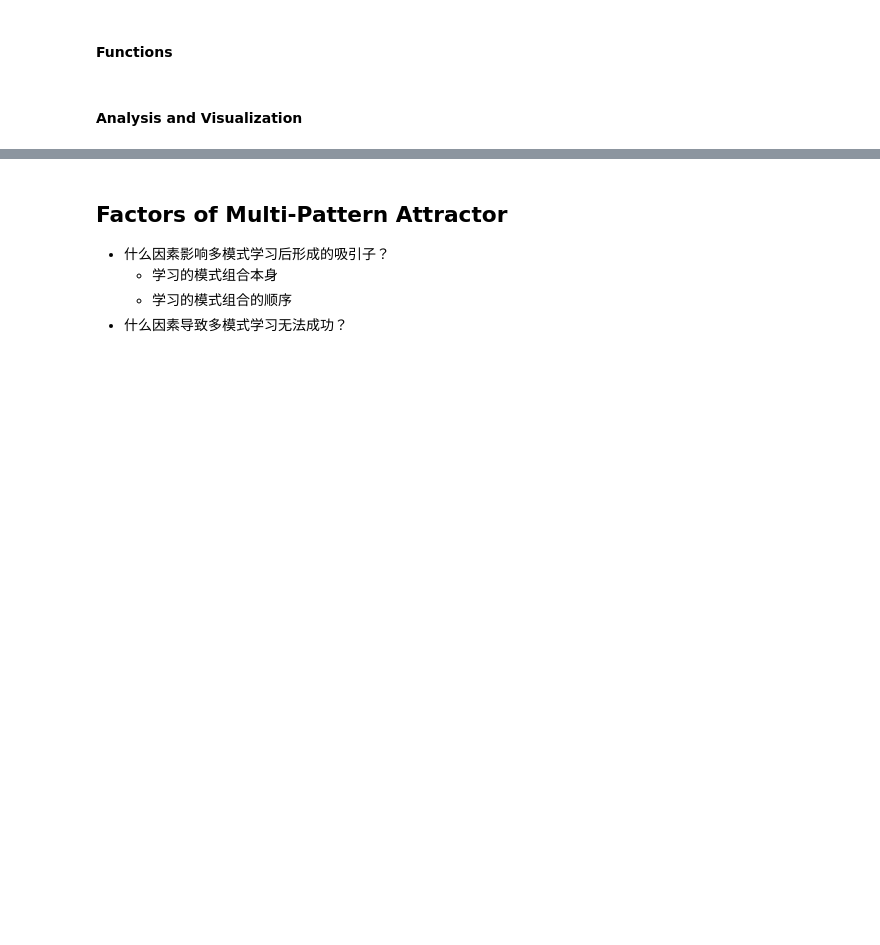
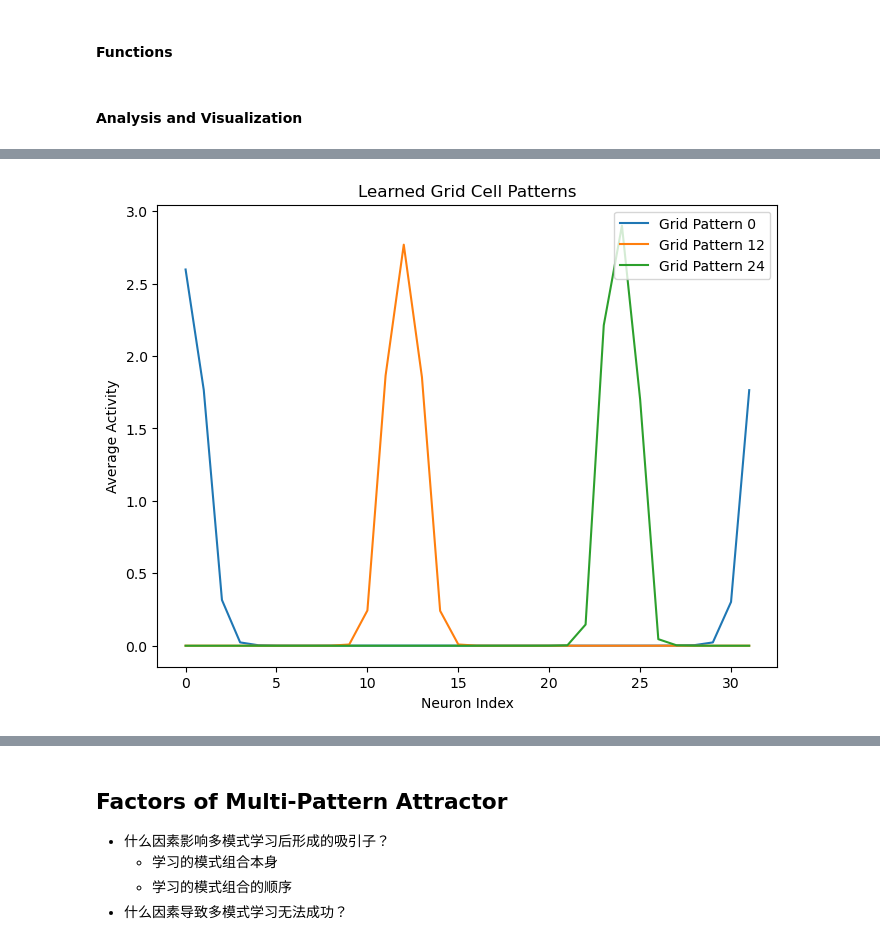
Before and after one commit to navbrainlab/VH-inspired-Reasoning-Model, a Jupyter notebook: Place-Grid-Loop/grid-place_Mul-P-learning.ipynb, the cells around one changed output, grey strips where cells are left out. Drawn from its saved outputs; the diff is of its cells as text; code cells hidden in the pictures; blank space fills up the shorter version.

```diff
--- a/Place-Grid-Loop/grid-place_Mul-P-learning.ipynb
+++ b/Place-Grid-Loop/grid-place_Mul-P-learning.ipynb
@@ -491,3 +144,0 @@ def cosine_similarity(v1, v2):
-# %%
-grid_org = np.mean(r_all[:2*N,-1].reshape(2,N), axis=0)
-p_org = r_place[:, -1]
@@ -1886,0 +1776,12 @@ plt.show()
+# %%
+plt.figure(figsize=(8,6))
+# plot grid patterns
+for g_id in g_indexes:
+    plt.plot(pattern_average_activity[g_id], label=f'Grid Pattern {g_id}')
+plt.xlabel('Neuron Index')
+plt.ylabel('Average Activity')
+plt.title('Learned Grid Cell Patterns')
+plt.legend(loc = 'upper right')
+plt.show()
+# %% [output]
+[figure, added]
```
Also changed, not shown: parts of 117 cells of this notebook, 8 other files.
